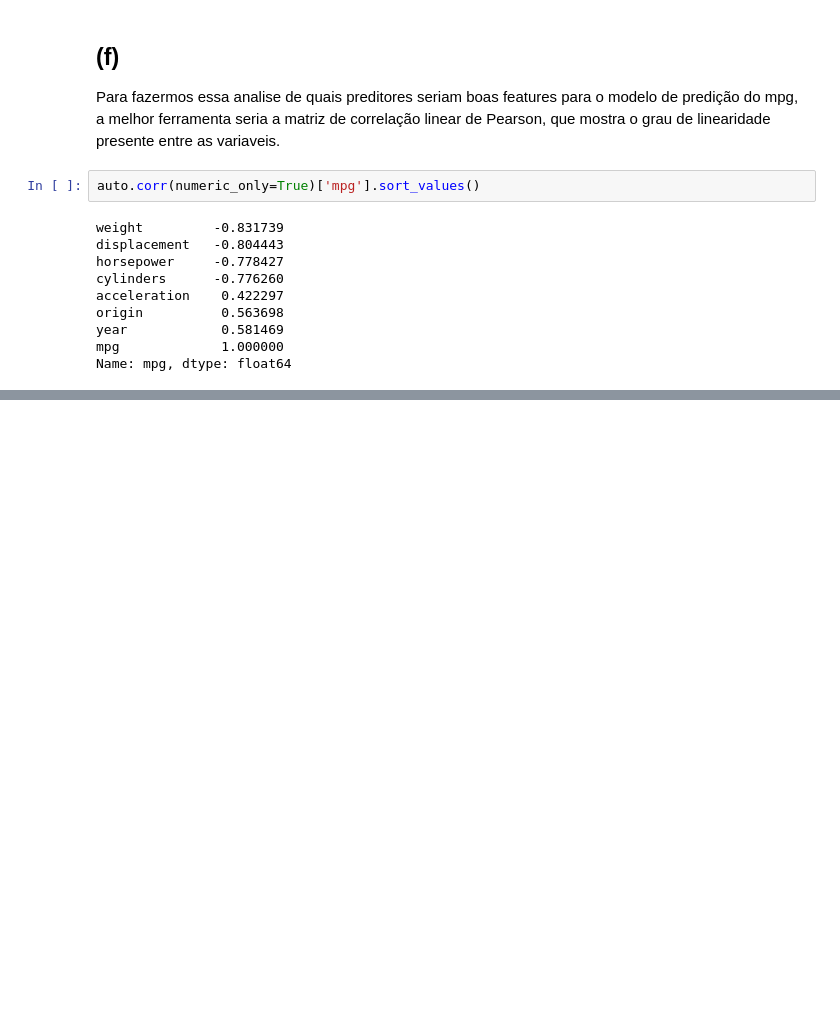
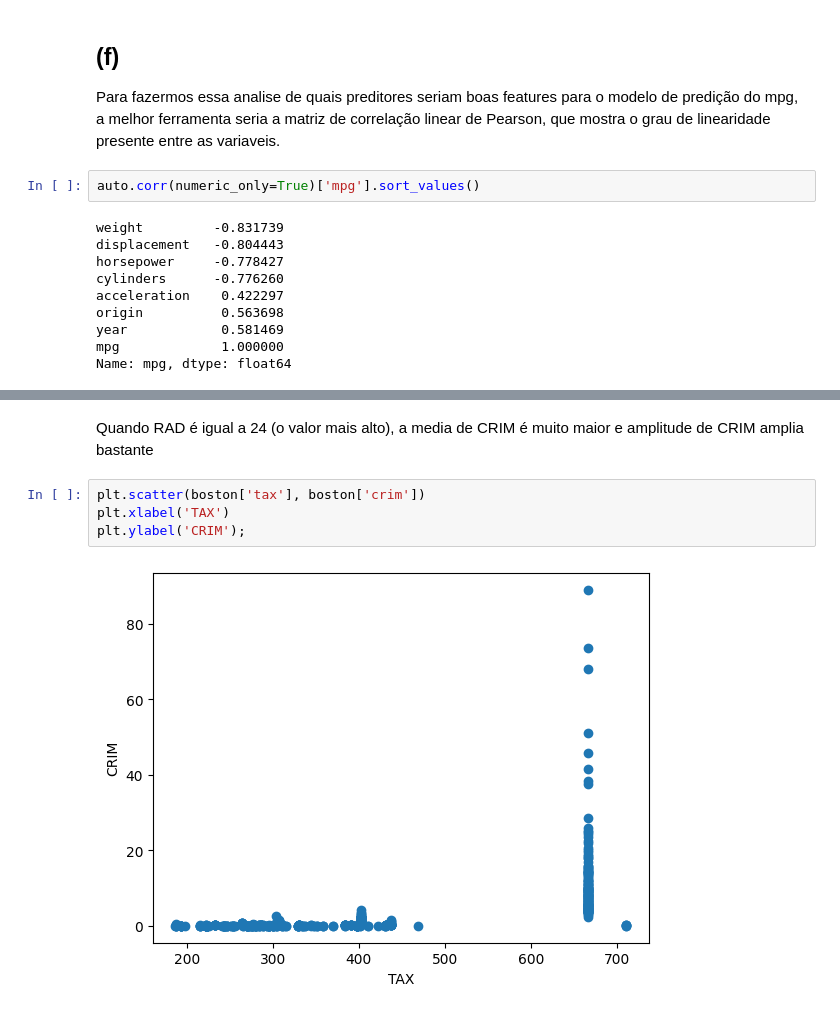
Before and after one commit to andredantas03/ISLP_solutions, a Jupyter notebook: Chapter2.ipynb, the cells around one changed output, grey strips where cells are left out. Cells and saved outputs as stored; diff of their text form; blank space fills up the shorter version.

```diff
--- a/Chapter2.ipynb
+++ b/Chapter2.ipynb
@@ -335,0 +466,8 @@ Name: mpg, dtype: float64
+# %% [markdown]
+Quando RAD é igual a 24 (o valor mais alto), a media de CRIM é muito maior e amplitude de CRIM amplia bastante
+# %%
+plt.scatter(boston['tax'], boston['crim'])
+plt.xlabel('TAX')
+plt.ylabel('CRIM');
+# %% [output]
+[figure, added]
```
Also changed, not shown: parts of 27 cells of this notebook.
